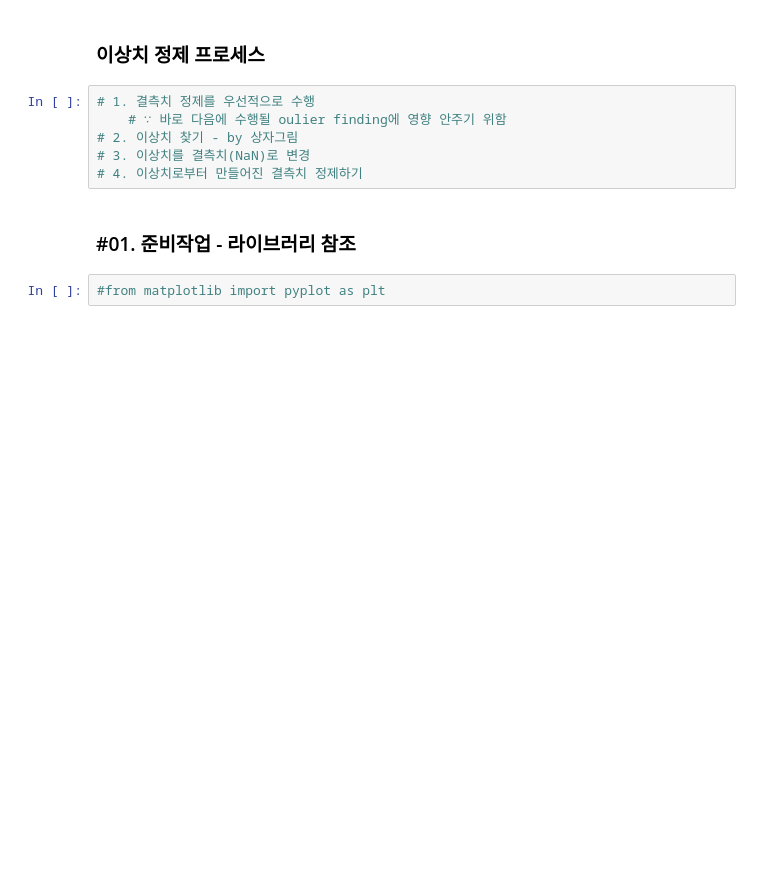
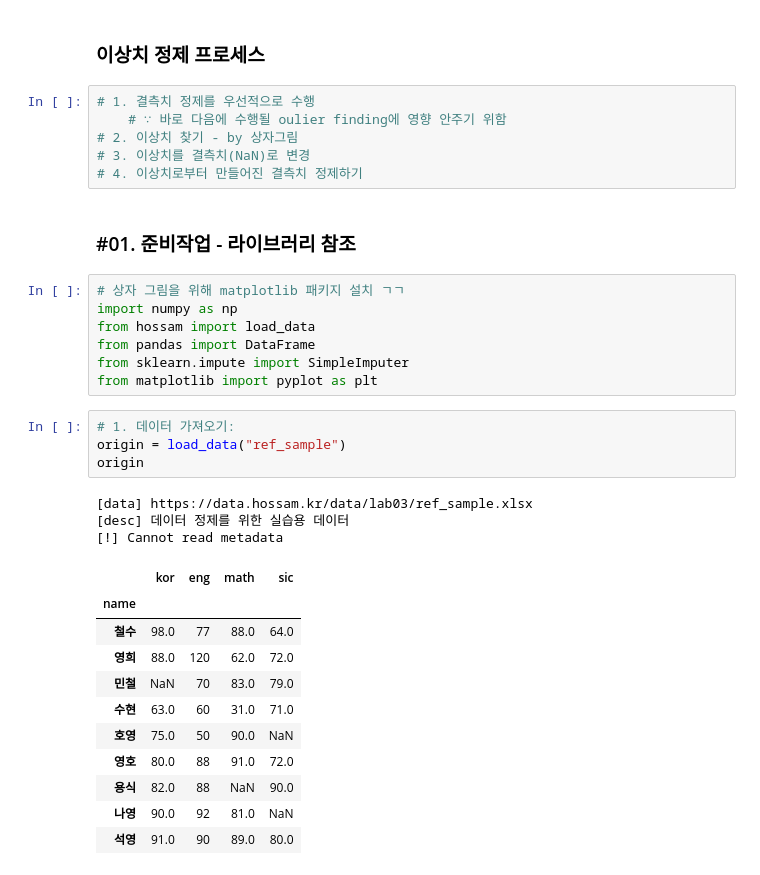
Before and after one commit to mvnvouno/python-study, a Jupyter notebook: Data Analysis Basic/03-Data Processing 1/03-4 데이터 정제 (2).ipynb, the cells around one changed output. Cells and saved outputs as stored; diff of their text form; blank space fills up the shorter version.

```diff
--- a/Data Analysis Basic/03-Data Processing 1/03-4 데이터 정제 (2).ipynb
+++ b/Data Analysis Basic/03-Data Processing 1/03-4 데이터 정제 (2).ipynb
@@ -35,4 +35,28 @@
 # %% [markdown]
 ### #01. 준비작업 - 라이브러리 참조
 # %%
-#from matplotlib import pyplot as plt
+# 상자 그림을 위해 matplotlib 패키지 설치 ㄱㄱ
+import numpy as np
+from hossam import load_data
+from pandas import DataFrame
+from sklearn.impute import SimpleImputer
+from matplotlib import pyplot as plt
+# %%
+# 1. 데이터 가져오기:
+origin = load_data("ref_sample")
+origin
+# %% [output]
+[data] https://data.hossam.kr/data/lab03/ref_sample.xlsx
+[desc] 데이터 정제를 위한 실습용 데이터
+[!] Cannot read metadata
+|  | kor | eng | math | sic |
+| name |  |  |  |  |
+| 철수 | 98.0 | 77 | 88.0 | 64.0 |
+| 영희 | 88.0 | 120 | 62.0 | 72.0 |
+| 민철 | NaN | 70 | 83.0 | 79.0 |
+| 수현 | 63.0 | 60 | 31.0 | 71.0 |
+| 호영 | 75.0 | 50 | 90.0 | NaN |
+| 영호 | 80.0 | 88 | 91.0 | 72.0 |
+| 용식 | 82.0 | 88 | NaN | 90.0 |
+| 나영 | 90.0 | 92 | 81.0 | NaN |
+| 석영 | 91.0 | 90 | 89.0 | 80.0 |
```
Also changed, not shown: parts of 17 cells of this notebook, 10 other files.
